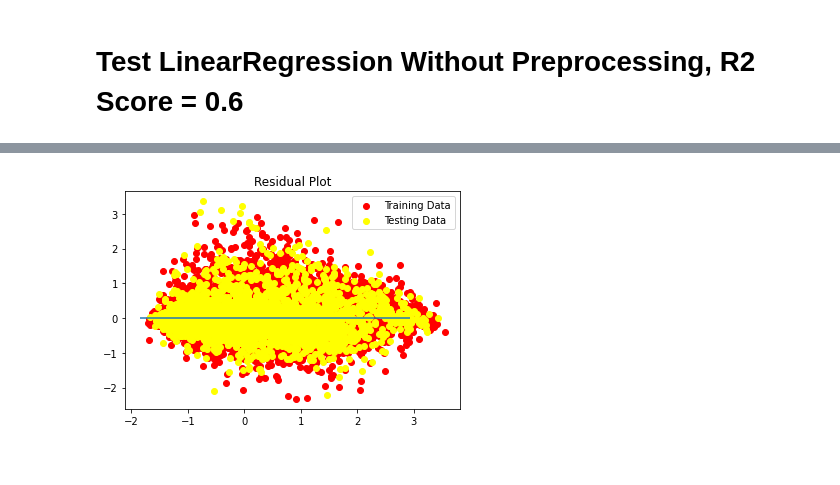
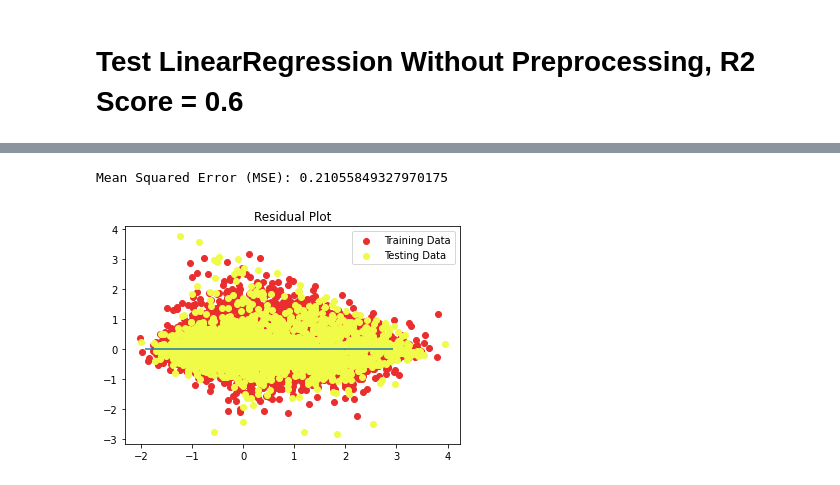
Before and after one commit to tonyzhao668/project3_challenge, a Jupyter notebook: Cali_Housing.ipynb, the cells around one changed output, grey strips where cells are left out. Saved outputs shown, nothing was run; the diff lists cells and outputs as text; code cells hidden in the pictures.

```diff
--- a/Cali_Housing.ipynb
+++ b/Cali_Housing.ipynb
@@ -270,11 +332,16 @@ pd.DataFrame({"Prediction": predicted2, "Actual": y_test})
 4128 rows × 2 columns
+# %%
+mse6 = mean_squared_error(y_test, predicted2)
+print(f"Mean Squared Error (MSE): {mse6}")
+# %% [output]
+Mean Squared Error (MSE): 0.21055849327970175
 # %%
 # residual plot
-plt.scatter(est.predict(X_train), y_train - est2.predict(X_train), c="red", label="Training Data")
-plt.scatter(est.predict(X_test), y_test - est2.predict(X_test), c="yellow", label="Testing Data")
+plt.scatter(est.predict(X_train), y_train - est2.predict(X_train), c="#EA2E2E", label="Training Data")
+plt.scatter(est.predict(X_test), y_test - est2.predict(X_test), c="#EFFB46", label="Testing Data")
 plt.legend()
 plt.hlines(y=0, xmin=y_test.min(), xmax=y_test.max())
 plt.title("Residual Plot")
 plt.show()
 # %% [output]
-[figure, old version]
+[figure, new version]
```
Also changed, not shown: parts of 23 cells of this notebook, 7 other files.
